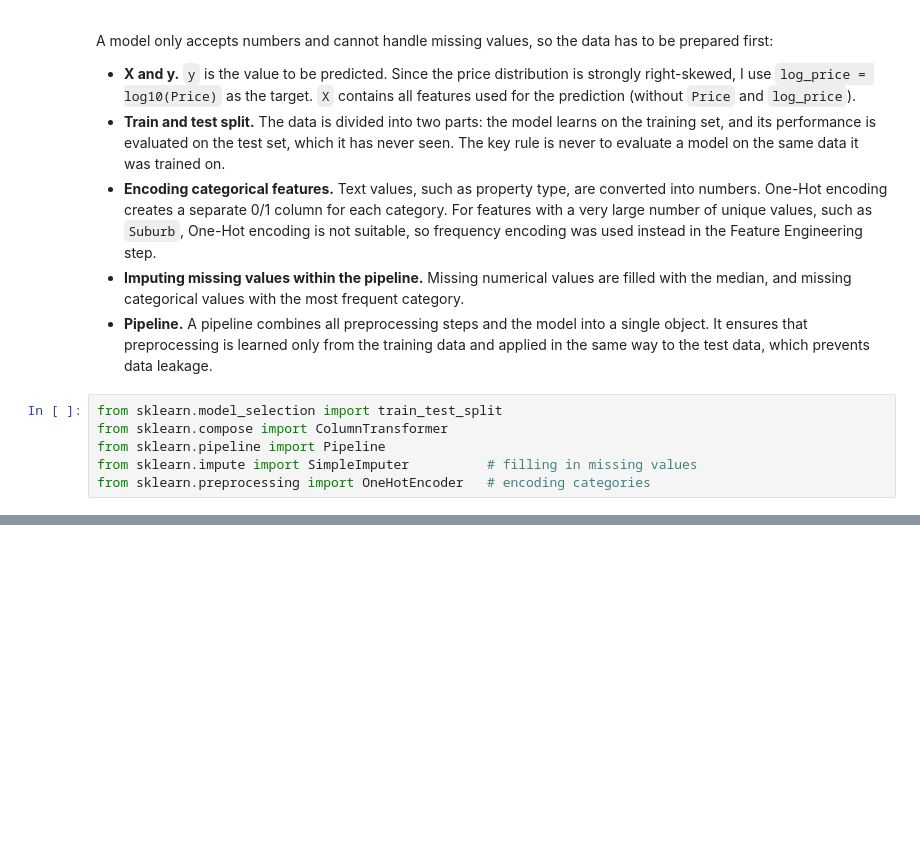
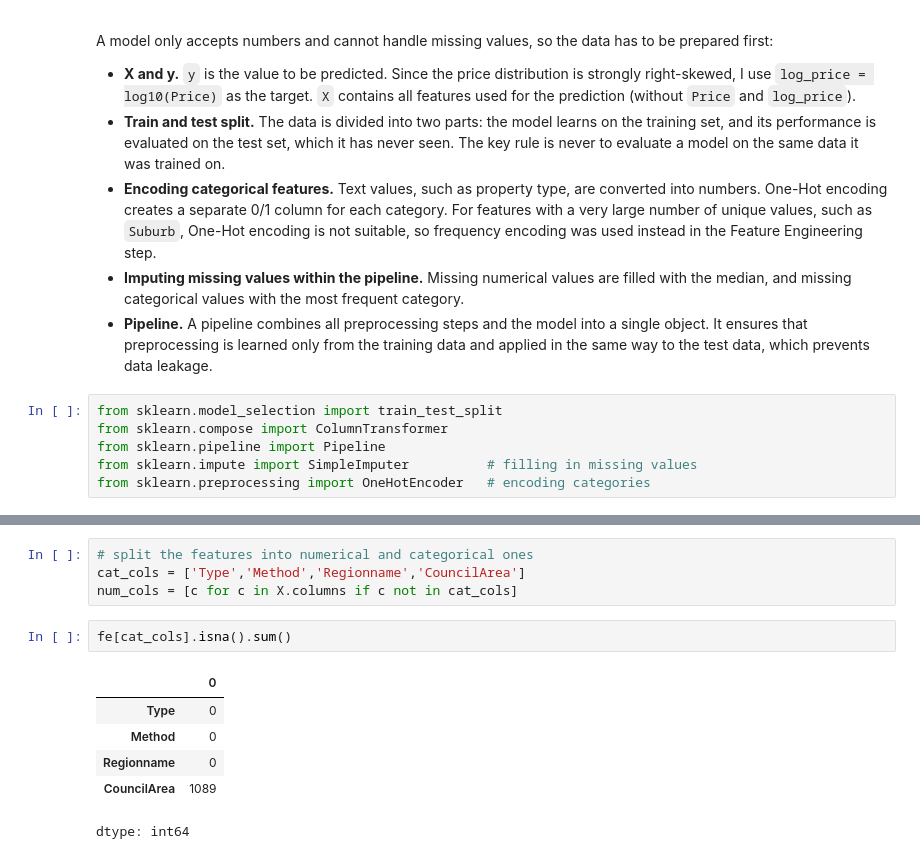
Before and after one commit to Alister44/melbourne-housing-price-prediction, a Jupyter notebook: notebooks/housing_price_prediction.ipynb, the cells around one changed output, grey strips where cells are left out. Drawn from its saved outputs; the diff is of its cells as text; blank space fills up the shorter version.

```diff
--- a/notebooks/housing_price_prediction.ipynb
+++ b/notebooks/housing_price_prediction.ipynb
@@ -621,0 +618,13 @@ X = fe.drop(columns=['Price'])
+# %%
+# split the features into numerical and categorical ones
+cat_cols = ['Type','Method','Regionname','CouncilArea']
+num_cols = [c for c in X.columns if c not in cat_cols]
+# %%
+fe[cat_cols].isna().sum()
+# %% [output]
+|  | 0 |
+| Type | 0 |
+| Method | 0 |
+| Regionname | 0 |
+| CouncilArea | 1089 |
+dtype: int64
```
Also changed, not shown: parts of 7 cells of this notebook.
